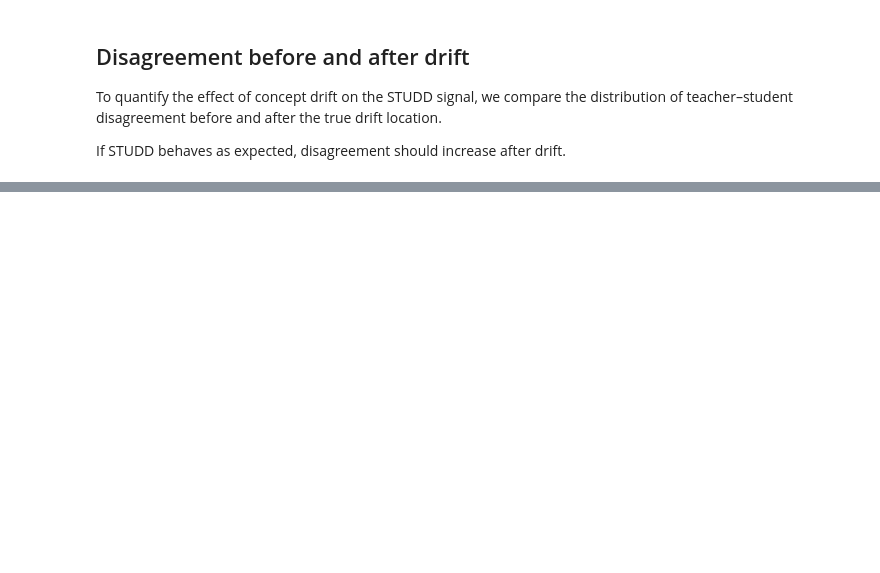
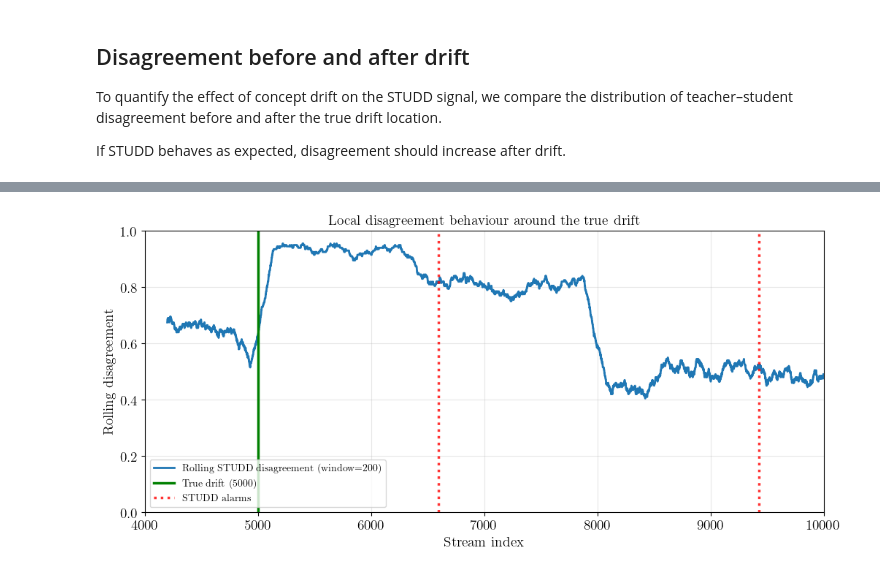
Before and after one commit to EiriniTzan/master-thesis, a Jupyter notebook: notebooks/test_synthetic_studd.ipynb, the cells around one changed output, grey strips where cells are left out. Drawn from its saved outputs; the diff is of its cells as text; code cells hidden in the pictures; blank space fills up the shorter version.

```diff
--- a/notebooks/test_synthetic_studd.ipynb
+++ b/notebooks/test_synthetic_studd.ipynb
@@ -447,0 +586,65 @@ plt.show()
+# %%
+DRIFT_ZOOM_START = 4000
+DRIFT_ZOOM_END = 10000
+ROLLING_WINDOW = 200
+
+rolling_disagreement, _ = rolling_mean(
+    disagreement,
+    ROLLING_WINDOW,
+)
+
+rolling_disagreement_idx = agreement_idx[
+    ROLLING_WINDOW - 1:
+]
+
+zoom_mask = (
+    (rolling_disagreement_idx >= DRIFT_ZOOM_START)
+    &
+    (rolling_disagreement_idx <= DRIFT_ZOOM_END)
+)
+
+plt.figure(figsize=(12, 5))
+
+plt.plot(
+    rolling_disagreement_idx[zoom_mask],
+    rolling_disagreement[zoom_mask],
+    linewidth=2,
+    label=f"Rolling STUDD disagreement (window={ROLLING_WINDOW})",
+)
+
+plt.axvline(
+    drift_pos,
+    color="green",
+    linestyle="-",
+    linewidth=2.5,
+    label=f"True drift ({drift_pos})",
+)
+
+for i, alarm_t in enumerate(studd_drift_points):
+
+    if DRIFT_ZOOM_START <= alarm_t <= DRIFT_ZOOM_END:
+
+        plt.axvline(
+            alarm_t,
+            color="red",
+            linestyle=":",
+            linewidth=2.5,
+            alpha=0.8,
+            label="STUDD alarms" if i == 0 else None,
+        )
+
+plt.title(
+    "Local disagreement behaviour around the true drift"
+)
+plt.xlabel("Stream index")
+plt.ylabel("Rolling disagreement")
+plt.xlim(
+    DRIFT_ZOOM_START,
+    DRIFT_ZOOM_END,
+)
+plt.ylim(0, 1)
+plt.grid(alpha=0.3)
+plt.legend()
+plt.show()
+# %% [output]
+[figure, added]
```
Also changed, not shown: parts of 10 cells of this notebook, 2 other files.
